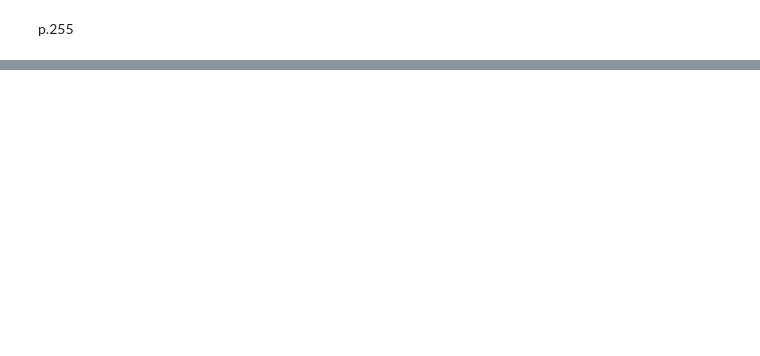
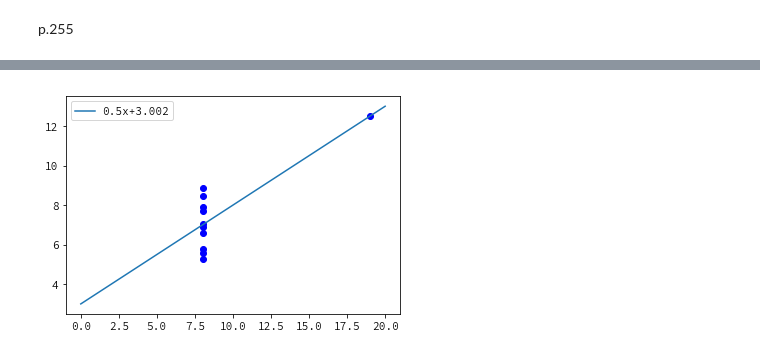
Before and after one commit to akokubo/jupyter-notebook-python2, a Jupyter notebook: 第16章 うそ、真っ赤なうそ、そして統計.ipynb, the cells around one changed output, grey strips where cells are left out. Cells and saved outputs as stored; diff of their text form; code cells hidden in the pictures; blank space fills up the shorter version.

```diff
--- a/第16章 うそ、真っ赤なうそ、そして統計.ipynb
+++ b/第16章 うそ、真っ赤なうそ、そして統計.ipynb
@@ -84,0 +120,4 @@ anyProb(10000)
+# %%
+Anscombe('Anscombe4.txt')
+# %% [output]
+[figure, added]
```
Also changed, not shown: parts of 7 cells of this notebook, 5 other files.
